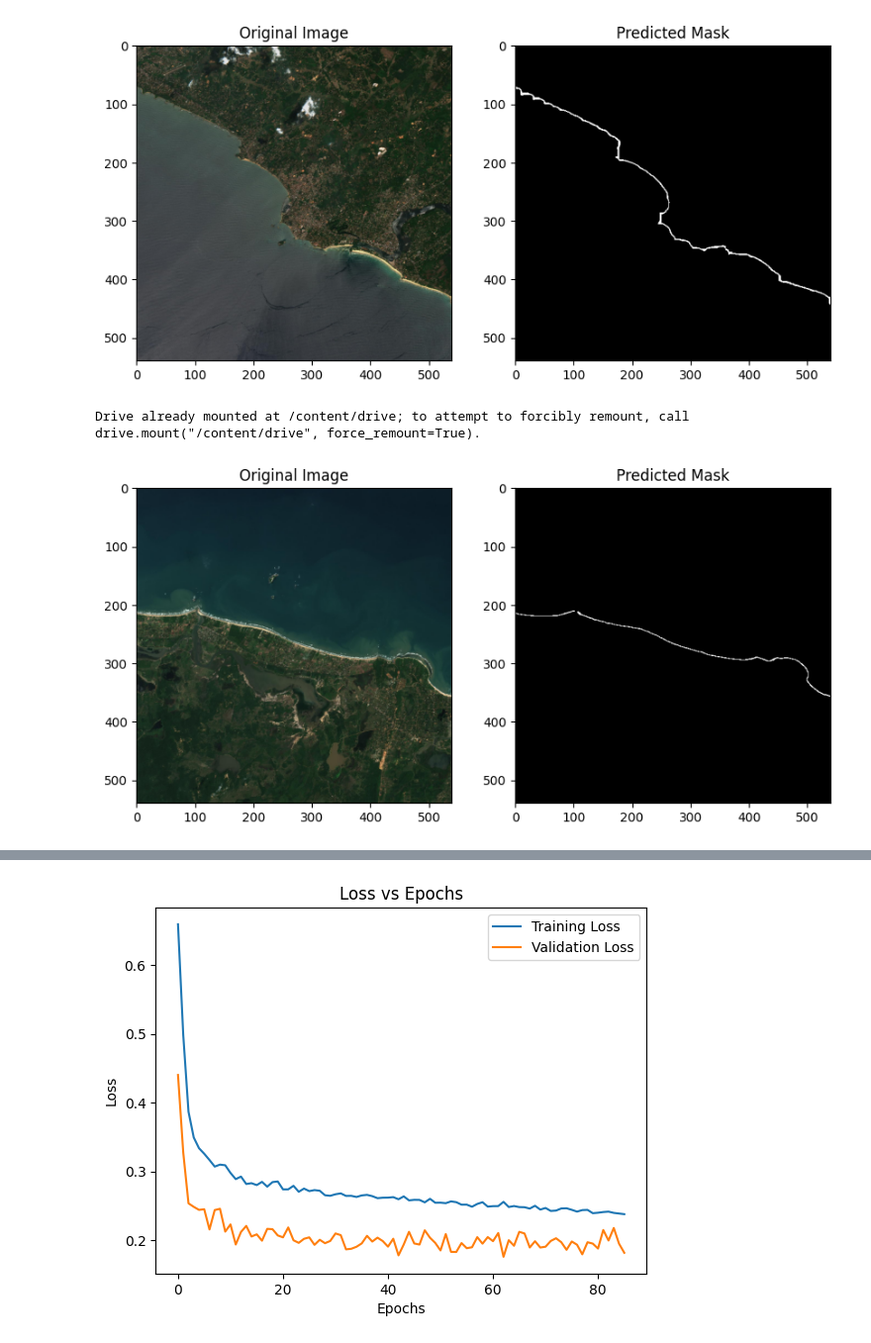
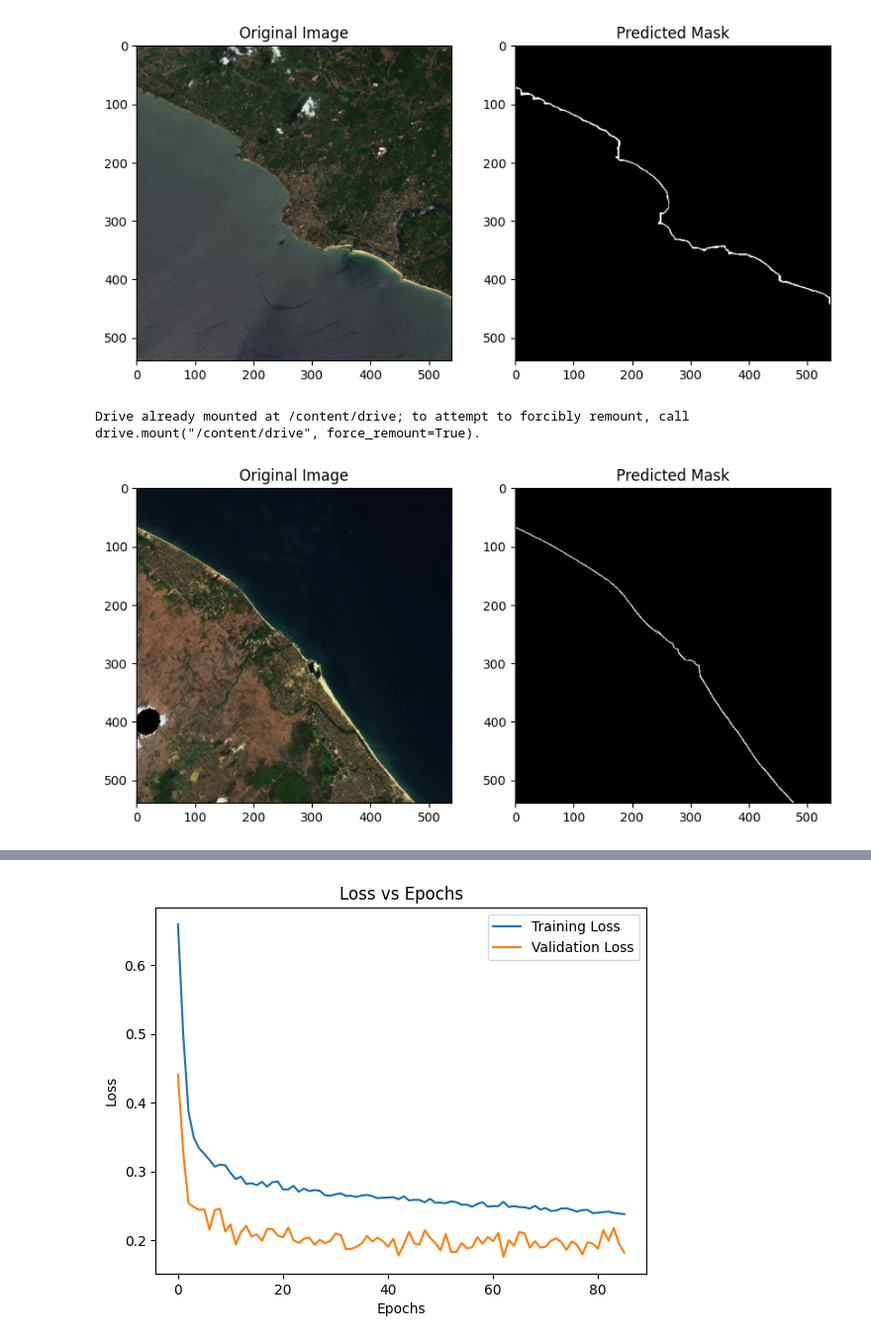
Before and after one commit to WasifAsi/DSGP_GP-19, a Jupyter notebook: Models/DeepLab.ipynb, the cells around one changed output, grey strips where cells are left out. Shown at 99% size. Drawn from its saved outputs; the diff is of its cells as text; code cells hidden in the pictures.

```diff
--- a/Models/DeepLab.ipynb
+++ b/Models/DeepLab.ipynb
@@ -535,7 +535,7 @@ drive.mount('/content/drive')
 # Load trained model
 device = torch.device("cuda" if torch.cuda.is_available() else "cpu")
 model = DeepLabV3Plus(num_classes=1)
-model.load_state_dict(torch.load("/content/drive/MyDrive/shoreline_models/best_shoreline_deeplabv3.pt", map_location=device))
+model.load_state_dict(torch.load("/content/drive/MyDrive/shoreline_models16/best_shoreline_deeplabv3.pt", map_location=device))
 model.to(device)
 model.eval()
 
@@ -763,32 +763,32 @@ def predict_mask(model, image_tensor):
         output = model(image_tensor)
         output = torch.sigmoid(output)  # Convert logits to probabilities
         mask = output.squeeze().cpu().numpy()  # Remove batch & channel dimensions
         return (mask > 0.5).astype(np.uint8)  # Threshold at 0.5
 
 # Display Results
 def display_result(image_path, mask):
     original_image = cv2.imread(image_path)
     original_image = cv2.cvtColor(original_image, cv2.COLOR_BGR2RGB)
     #resizing original image
     original_image_resized=cv2.resize(original_image,(540,540))
 
     plt.figure(figsize=(10, 5))
 
     plt.subplot(1, 2, 1)
     plt.imshow(original_image_resized)
     plt.title("Original Image")
 
     plt.subplot(1, 2, 2)
     plt.imshow(mask, cmap="gray")
     plt.title("Predicted Mask")
 
     plt.show()
 
 # Run Inference
-image_path = "sentinel2_void_2019-01-03_Nilavali.jpg"  # Update with test image path
+image_path = "sentinel2_void_2019-03-09_Oluvil.jpg"  # Update with test image path
 image_tensor, _ = preprocess_image(image_path)
 predicted_mask = predict_mask(model, image_tensor)
 display_result(image_path, predicted_mask)
 # %% [output]
 Drive already mounted at /content/drive; to attempt to forcibly remount, call drive.mount("/content/drive", force_remount=True).
-[figure, old version]
+[figure, new version]
```
Also changed, not shown: parts of 4 cells of this notebook.
